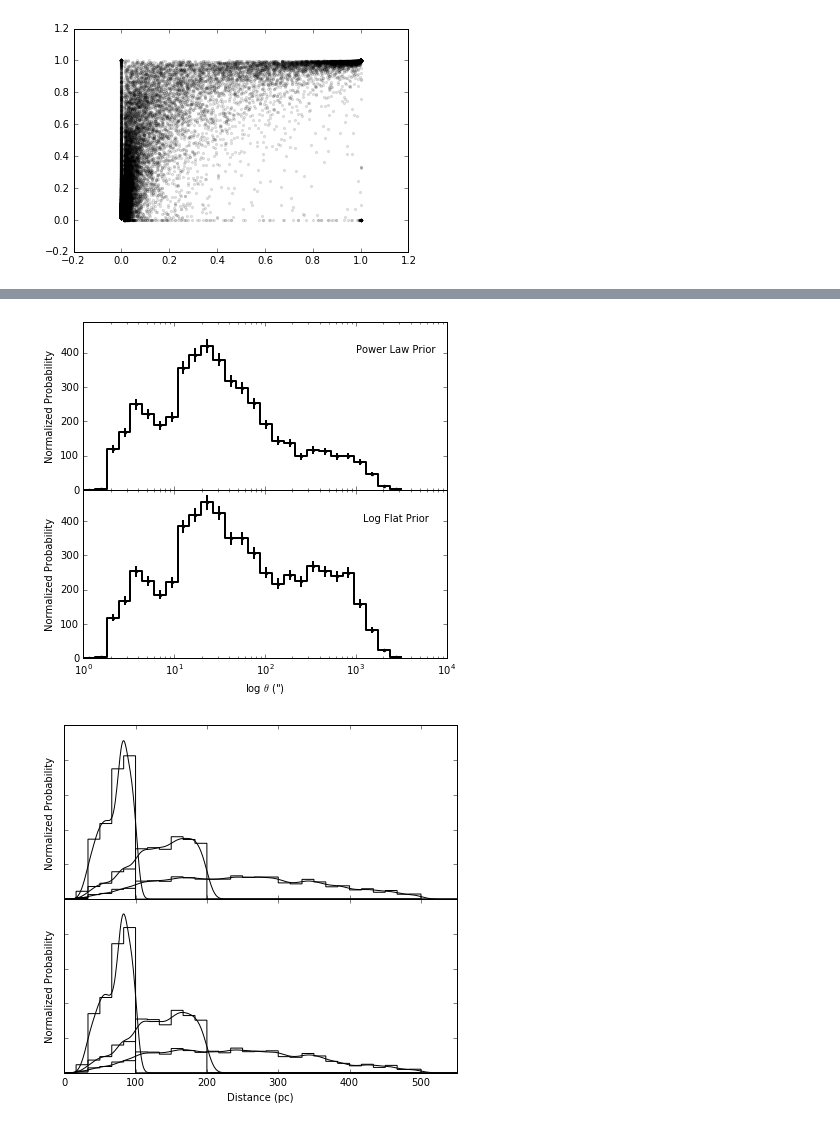
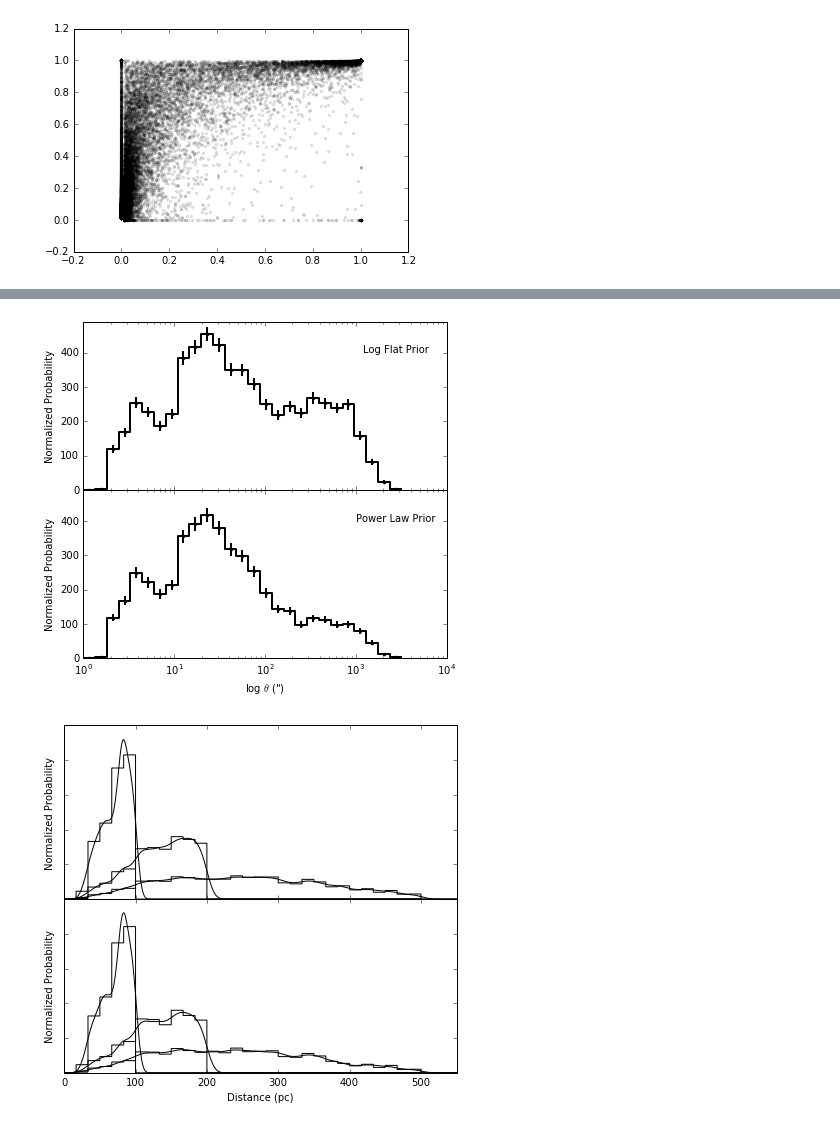
Before and after one commit to astroJeff/gaia_binaries, a Jupyter notebook: notebooks/TGAS_method_compare.ipynb, the cells around one changed output, grey strips where cells are left out. Cells and saved outputs as stored; diff of their text form; code cells hidden in the pictures.

```diff
--- a/notebooks/TGAS_method_compare.ipynb
+++ b/notebooks/TGAS_method_compare.ipynb
@@ -514,36 +512,6 @@ bins = np.linspace(0, 3.5, 28)
 
 TGAS_power_law_good = TGAS_power_law[TGAS_power_law['P_posterior'] > 0.99]
 TGAS_log_flat_good = TGAS_log_flat[TGAS_log_flat['P_posterior'] > 0.99]
-
-
-
-### POWER LAW ###
-vals, bins = np.histogram(np.log10(TGAS_power_law_good['theta']), bins=bins)
-# ax[0].plot(10**bins[1:], vals, ls='steps', color='k', linewidth=2.0)
-center = 10**((bins[:-1] + bins[1:]) / 2)
-left,right = 10**bins[:-1],10**bins[1:]
-X = np.array([left,right]).T.flatten()
-Y = np.array([vals,vals]).T.flatten()
-yerr = np.sqrt(vals)
-ax[0].plot(X, Y, color='k', linewidth=2.0)
-ax[0].errorbar(center, vals, yerr=yerr, fmt='.', capsize=0, color='k', elinewidth=2)
-
-
-
-# idx = reduce(np.intersect1d,
-#              [np.where(dist_power_law_good < 200.0)[0],
-#               np.where(TGAS_power_law_good['theta'] < 600.0)[0],
-#               np.where(TGAS_power_law_good['theta'] > 10.0)[0]])
-# vals, bins = np.histogram(np.log10(TGAS_power_law_good['theta'][idx]), bins=bins)
-# ax[0].plot(10**bins[1:], vals, ls='steps', color='b', linewidth=2.0, label='D < 200 pc')
-
-# idx = reduce(np.intersect1d,
-#              [np.where(dist_power_law_good < 500.0)[0],
-#               np.where(TGAS_power_law_good['theta'] < 100.0)[0],
-#               np.where(TGAS_power_law_good['theta'] > 10.0)[0]])
-# vals, bins = np.histogram(np.log10(TGAS_power_law_good['theta'][idx]), bins=bins)
-# #center = (bins[:-1] + bins[1:]) / 2
-# ax[0].plot(10**bins[1:], vals, ls='steps', color='g', linewidth=2.0, label='D < 500 pc')
 
 
 
@@ -556,54 +524,53 @@ left,right = 10**bins[:-1],10**bins[1:]
 X = np.array([left,right]).T.flatten()
 Y = np.array([vals,vals]).T.flatten()
 yerr = np.sqrt(vals)
+ax[0].plot(X, Y, color='k', linewidth=2.0)
+ax[0].errorbar(center, vals, yerr=yerr, fmt='.', capsize=0, color='k', elinewidth=2)
+
+
+
+### POWER LAW ###
+vals, bins = np.histogram(np.log10(TGAS_power_law_good['theta']), bins=bins)
+# ax[0].plot(10**bins[1:], vals, ls='steps', color='k', linewidth=2.0)
+center = 10**((bins[:-1] + bins[1:]) / 2)
+left,right = 10**bins[:-1],10**bins[1:]
+X = np.array([left,right]).T.flatten()
+Y = np.array([vals,vals]).T.flatten()
+yerr = np.sqrt(vals)
 ax[1].plot(X, Y, color='k', linewidth=2.0)
 ax[1].errorbar(center, vals, yerr=yerr, fmt='.', capsize=0, color='k', elinewidth=2)
 
-# idx = reduce(np.intersect1d,
-#              [np.where(dist_log_flat_good < 200.0)[0],
-#               np.where(TGAS_log_flat_good['theta'] < 600.0)[0],
-#               np.where(TGAS_log_flat_good['theta'] > 10.0)[0]])
-# vals, bins = np.histogram(np.log10(TGAS_log_flat_good['theta'][idx]), bins=bins)
-# ax[1].plot(10**bins[1:], vals, ls='steps', color='b', linewidth=2.0, label='D < 200 pc')
-
-# idx = reduce(np.intersect1d,
-#              [np.where(dist_log_flat_good < 500.0)[0],
-#               np.where(TGAS_log_flat_good['theta'] < 100.0)[0],
-#               np.where(TGAS_log_flat_good['theta'] > 10.0)[0]])
-# vals, bins = np.histogram(np.log10(TGAS_log_flat_good['theta'][idx]), bins=bins)
-# #center = (bins[:-1] + bins[1:]) / 2
-# ax[1].plot(10**bins[1:], vals, ls='steps', color='g', linewidth=2.0, label='D < 500 pc')
 
 
 
 
 
 ax[0].set_xscale('log')
 ax[1].set_xscale('log')
 
 ax[0].set_xticklabels([])
 
 # ax[0].set_yscale('log')
 # ax[1].set_yscale('log')
 
 ax[0].set_ylim(10.0, 490.0)
 ax[1].set_ylim(10.0, 490.0)
 ax[0].set_yticks(np.linspace(0,400,5))
 ax[1].set_yticks(np.linspace(0,400,5))
 
 ax[1].set_xlabel(r'log $\theta$ (")')
 ax[0].set_ylabel(r'Normalized Probability')
 ax[1].set_ylabel(r'Normalized Probability')
 
-ax[0].text(1.0e3, 400.0, "Power Law Prior")
-ax[1].text(1.2e3, 400.0, "Log Flat Prior")
+ax[0].text(1.2e3, 400.0, "Log Flat Prior")
+ax[1].text(1.0e3, 400.0, "Power Law Prior")
 
 plt.tight_layout()
 plt.subplots_adjust(hspace=0)
 plt.savefig('../figures/TGAS_theta_distribution.pdf')
 #plt.show()
 # %% [output]
-[figure, old version]
+[figure, new version]
 # %%
 fig, ax = plt.subplots(2, 1, figsize=(6, 5.5))
 
```
Also changed, not shown: parts of 6 cells of this notebook, 6 other files.
